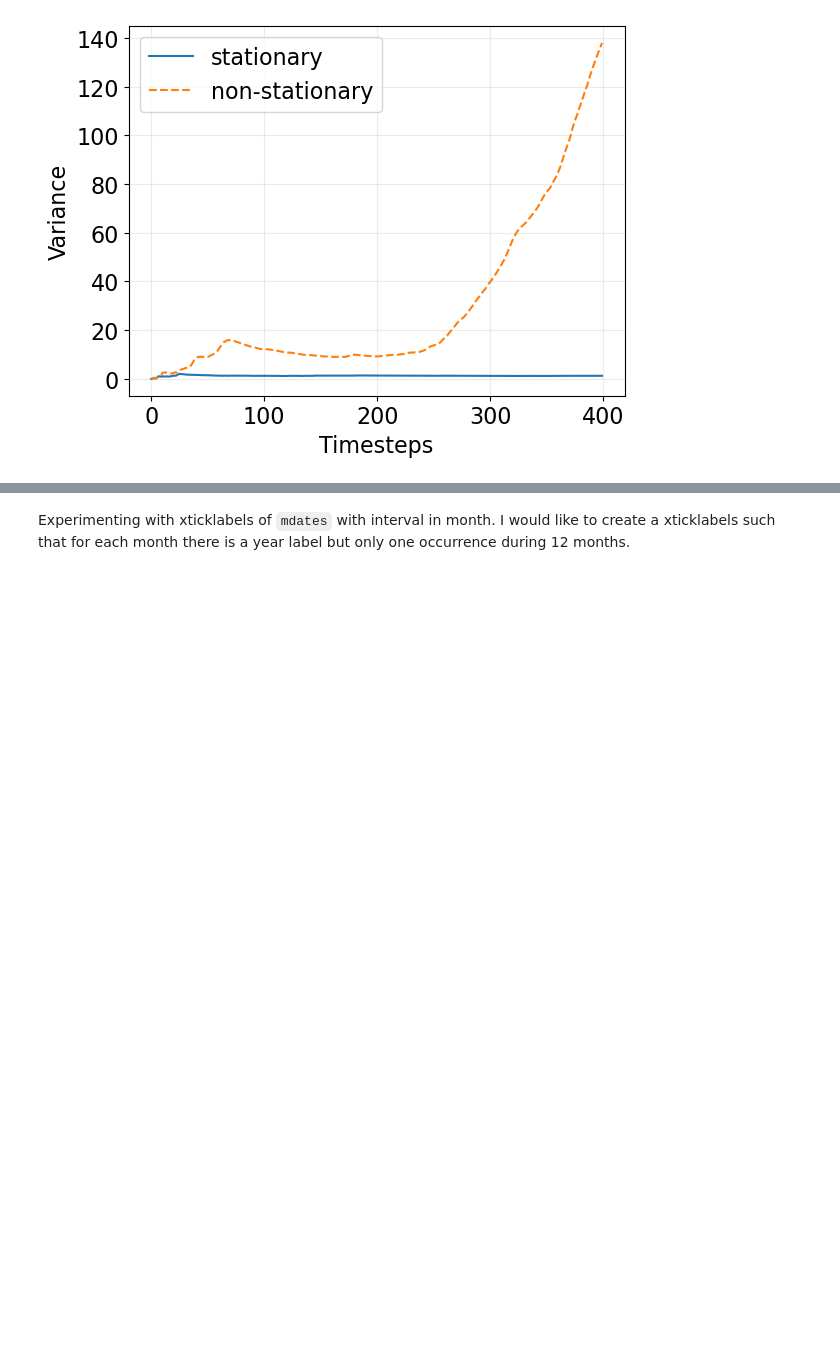
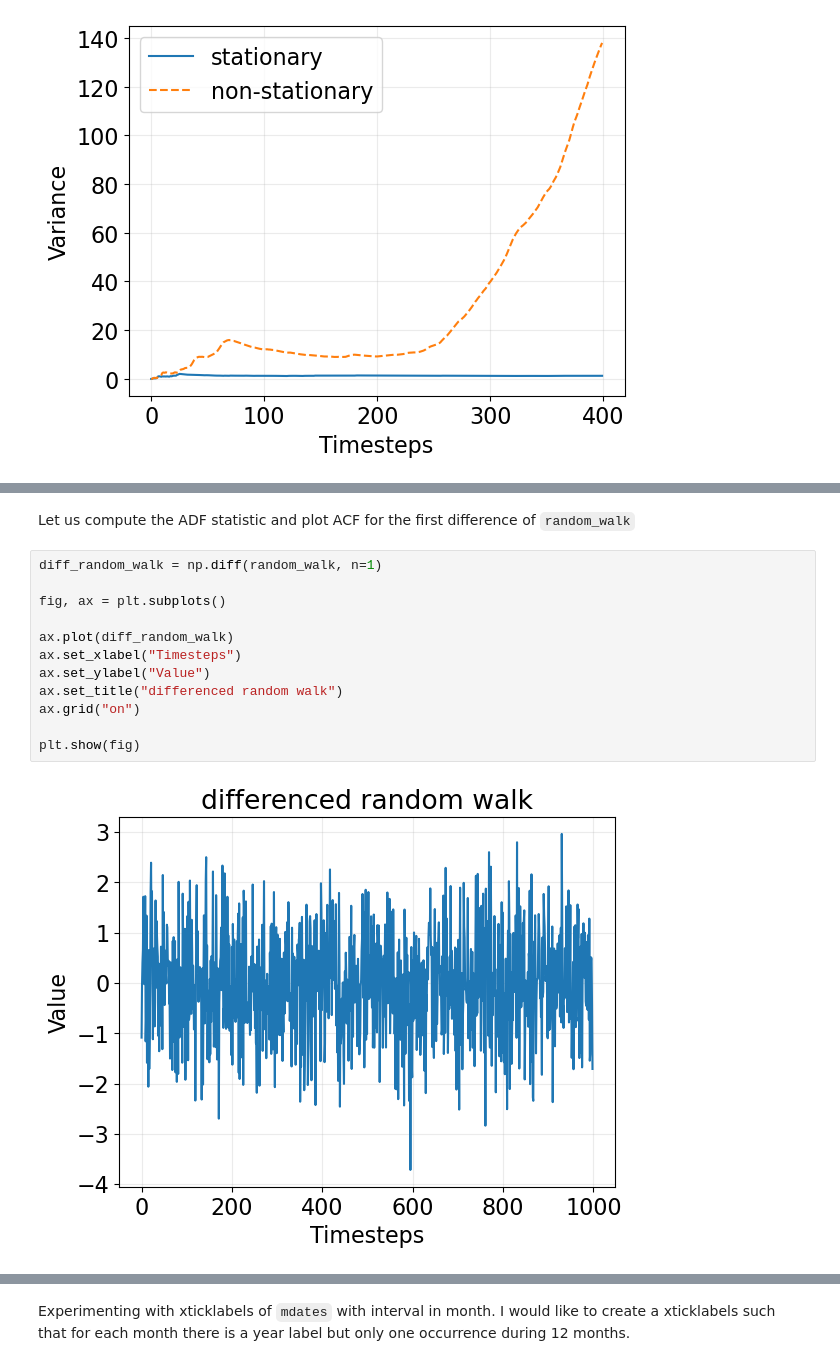
Before and after one commit to LugoBlogger/SI-201-542-forecasting-technique, a Jupyter notebook: week-03.ipynb, the cells around one changed output, grey strips where cells are left out. Cells and saved outputs as stored; diff of their text form; blank space fills up the shorter version.

```diff
--- a/week-03.ipynb
+++ b/week-03.ipynb
@@ -253,0 +289,17 @@ plt.show(fig)
+# %% [markdown]
+Let us compute the ADF statistic and plot ACF for the first difference of
+`random_walk`
+# %%
+diff_random_walk = np.diff(random_walk, n=1)
+
+fig, ax = plt.subplots()
+
+ax.plot(diff_random_walk)
+ax.set_xlabel("Timesteps")
+ax.set_ylabel("Value")
+ax.set_title("differenced random walk")
+ax.grid("on")
+
+plt.show(fig)
+# %% [output]
+[figure, added]
```
Also changed, not shown: parts of 36 cells of this notebook, 1 other file.
